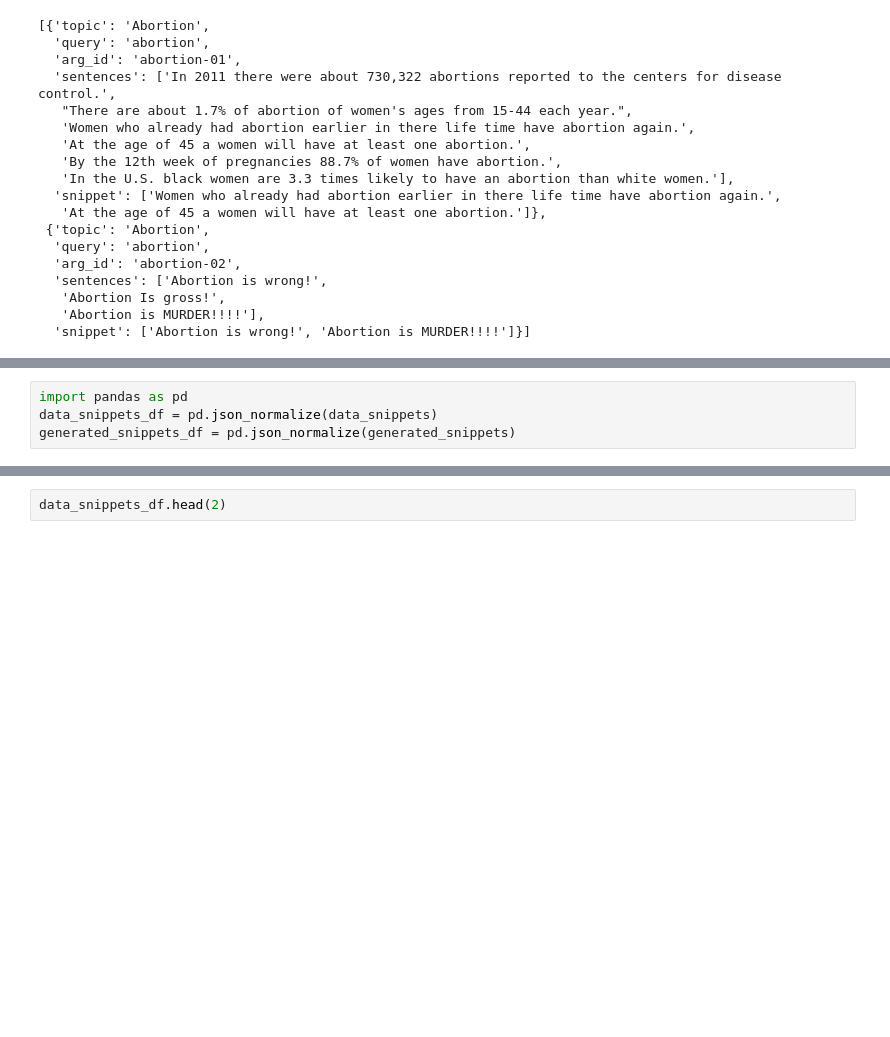
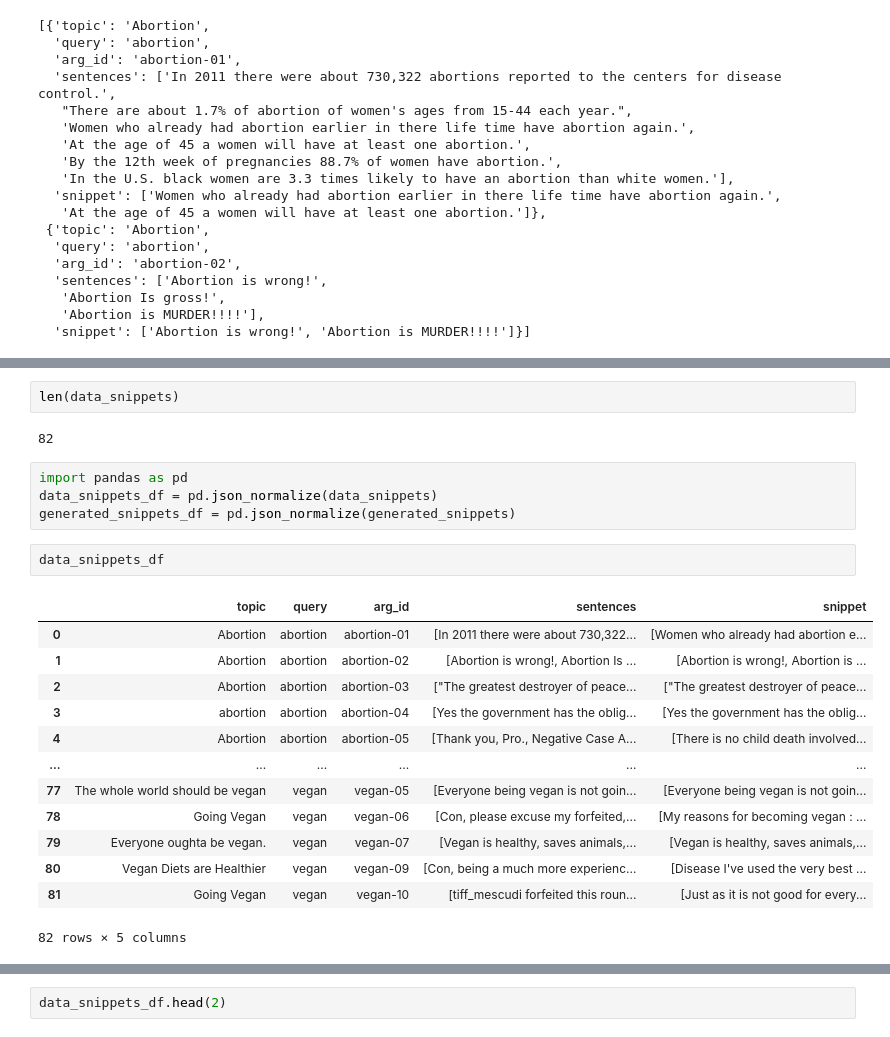
Before and after one commit to hjshah142/SnippetGeneration, a Jupyter notebook: Evaluation.ipynb, the cells around one changed output, grey strips where cells are left out. Cells and saved outputs as stored; diff of their text form; blank space fills up the shorter version.

```diff
--- a/Evaluation.ipynb
+++ b/Evaluation.ipynb
@@ -58,7 +114,27 @@ data_snippets[0:2]
+# %%
+len(data_snippets)
+# %% [output]
+82
 # %%
 import pandas as pd
 data_snippets_df = pd.json_normalize(data_snippets)
 generated_snippets_df = pd.json_normalize(generated_snippets)
+# %%
+data_snippets_df
+# %% [output]
+|  | topic | query | arg_id | sentences | snippet |
+| 0 | Abortion | abortion | abortion-01 | [In 2011 there were about 730,322... | [Women who already had abortion e... |
+| 1 | Abortion | abortion | abortion-02 | [Abortion is wrong!, Abortion Is ... | [Abortion is wrong!, Abortion is ... |
+| 2 | Abortion | abortion | abortion-03 | ["The greatest destroyer of peace... | ["The greatest destroyer of peace... |
+| 3 | abortion | abortion | abortion-04 | [Yes the government has the oblig... | [Yes the government has the oblig... |
+| 4 | Abortion | abortion | abortion-05 | [Thank you, Pro., Negative Case A... | [There is no child death involved... |
+| ... | ... | ... | ... | ... | ... |
+| 77 | The whole world should be vegan | vegan | vegan-05 | [Everyone being vegan is not goin... | [Everyone being vegan is not goin... |
+| 78 | Going Vegan | vegan | vegan-06 | [Con, please excuse my forfeited,... | [My reasons for becoming vegan : ... |
+| 79 | Everyone oughta be vegan. | vegan | vegan-07 | [Vegan is healthy, saves animals,... | [Vegan is healthy, saves animals,... |
+| 80 | Vegan Diets are Healthier | vegan | vegan-09 | [Con, being a much more experienc... | [Disease I've used the very best ... |
+| 81 | Going Vegan | vegan | vegan-10 | [tiff_mescudi forfeited this roun... | [Just as it is not good for every... |
+82 rows × 5 columns
 # %%
 generated_snippets_df=generated_snippets_df=generated_snippets_df.iloc[:,0:3]
 generated_snippets_df.head()
```
Also changed, not shown: parts of 19 cells of this notebook, 7 other files.
